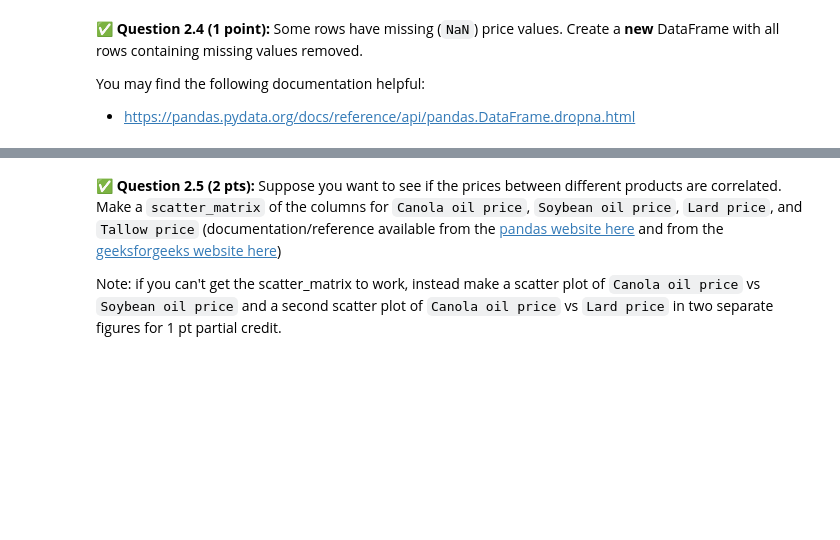
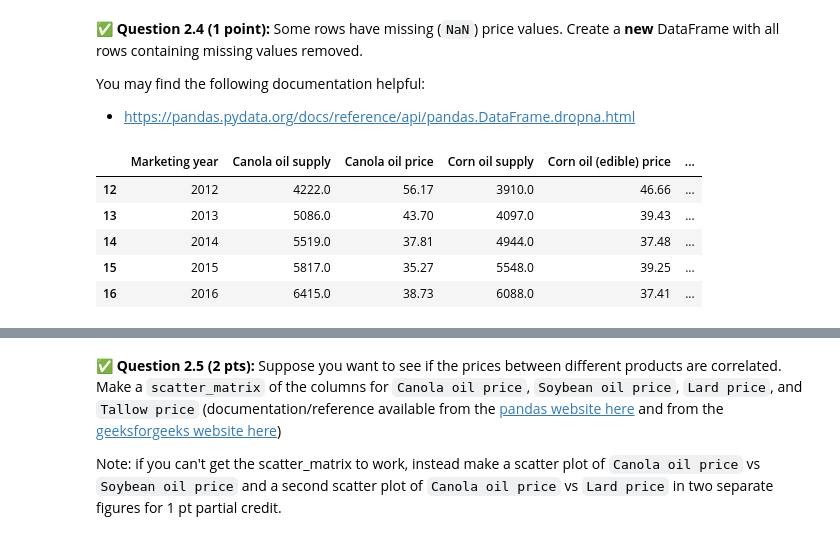
Before and after one commit to ykalani/CMSE202-f26-turnin, a Jupyter notebook: CMSE202-Midterm-Section002-STUDENT.ipynb, the cells around one changed output, grey strips where cells are left out. Saved outputs shown, nothing was run; the diff lists cells and outputs as text; code cells hidden in the pictures; blank space fills up the shorter version.

```diff
--- a/CMSE202-Midterm-Section002-STUDENT.ipynb
+++ b/CMSE202-Midterm-Section002-STUDENT.ipynb
@@ -146,6 +187,16 @@ You may find the following documentation helpful:
 * https://pandas.pydata.org/docs/reference/api/pandas.DataFrame.dropna.html
 # %%
 # Put your code here
+df = pd.read_csv('US_bio-oils.csv', thousands=',')
+df = df.dropna()
+df.head()
+# %% [output]
+|  | Marketing year | Canola oil supply | Canola oil price | Corn oil supply | Corn oil (edible) price | ... |
+| 12 | 2012 | 4222.0 | 56.17 | 3910.0 | 46.66 | ... |
+| 13 | 2013 | 5086.0 | 43.70 | 4097.0 | 39.43 | ... |
+| 14 | 2014 | 5519.0 | 37.81 | 4944.0 | 37.48 | ... |
+| 15 | 2015 | 5817.0 | 35.27 | 5548.0 | 39.25 | ... |
+| 16 | 2016 | 6415.0 | 38.73 | 6088.0 | 37.41 | ... |
 # %% [markdown]
 <!-- END QUESTION -->
 <!-- DO NOT MODIFY OR DELETE THIS CELL -->
```
Also changed, not shown: parts of 11 cells of this notebook, 1 other file.
